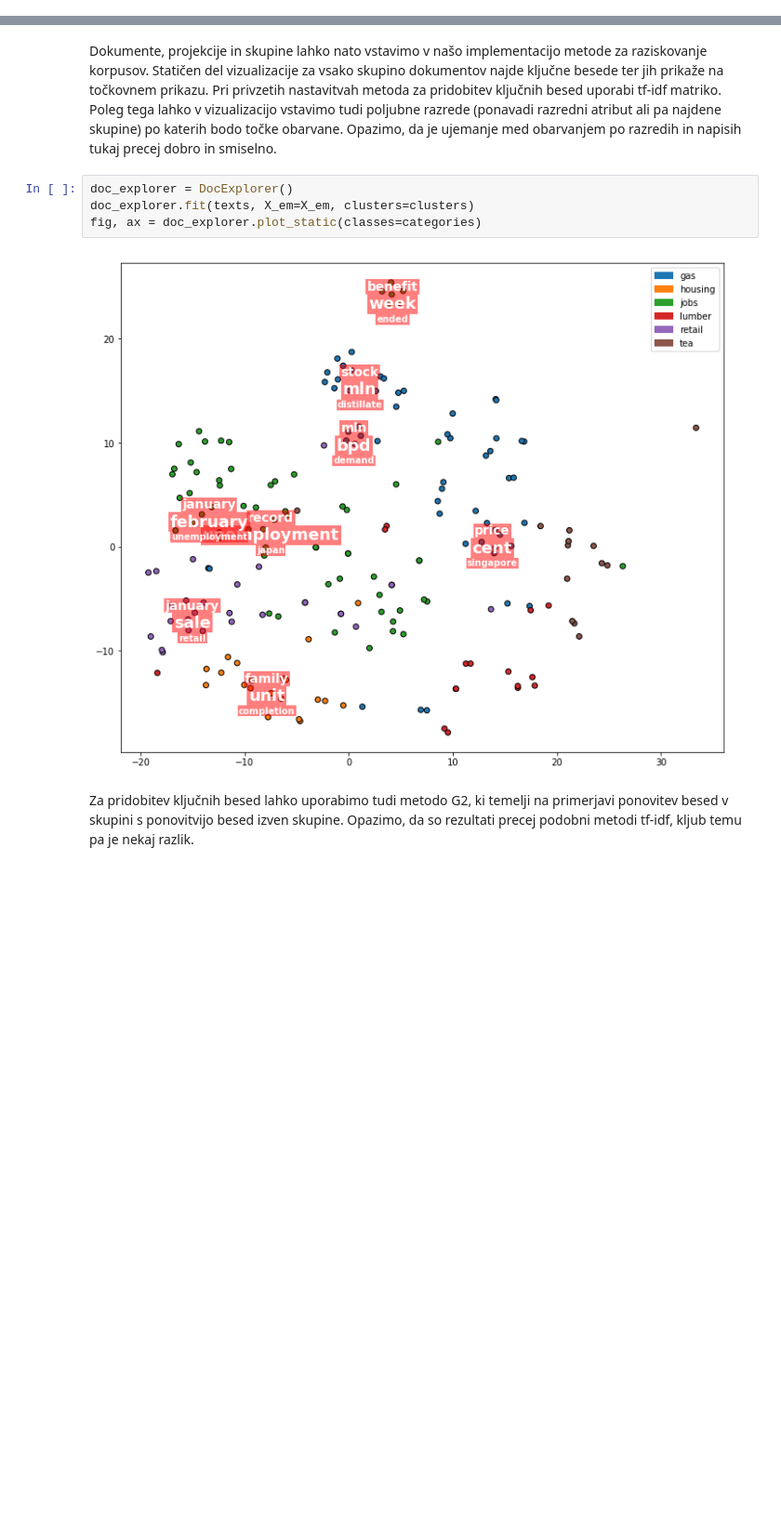
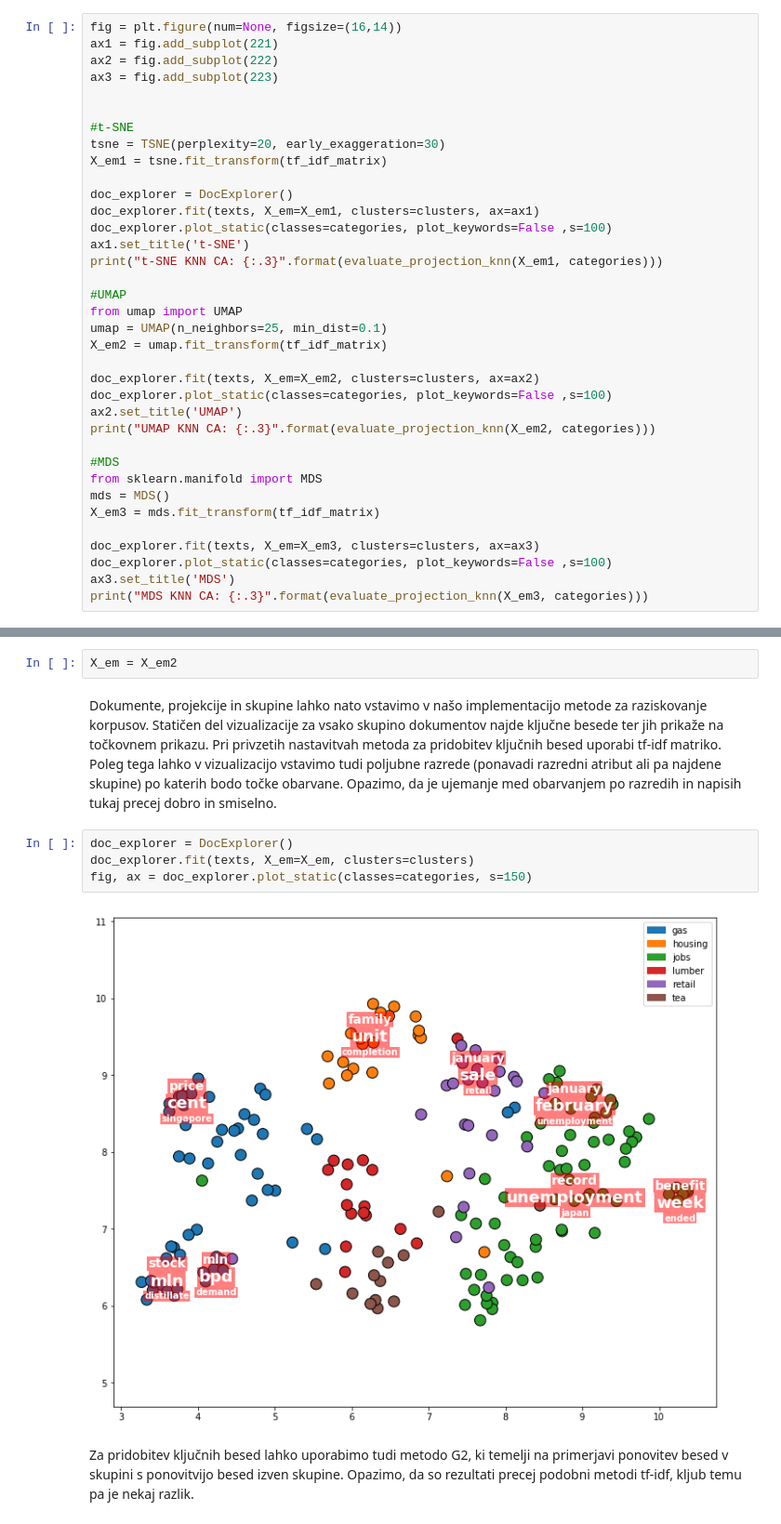
Before and after one commit to simejanko/mag-multidim-proj-visualisation, a Jupyter notebook: showcases/text_exploration.ipynb, the cells around one changed output, grey strips where cells are left out. Shown at 93% size. Drawn from its saved outputs; the diff is of its cells as text; blank space fills up the shorter version.

Commit message:
Add some convinience functionalities to DocExplorer for easier matplotlib control from outside. Update text showcase.

```diff
--- a/showcases/text_exploration.ipynb
+++ b/showcases/text_exploration.ipynb
@@ -38,0 +47,36 @@ clusters = dbscan.fit_predict(tf_idf_matrix)
+# %%
+fig = plt.figure(num=None, figsize=(16,14))
+ax1 = fig.add_subplot(221)
+ax2 = fig.add_subplot(222)
+ax3 = fig.add_subplot(223)
+
+
+#t-SNE
+tsne = TSNE(perplexity=20, early_exaggeration=30)
+X_em1 = tsne.fit_transform(tf_idf_matrix)
+
+doc_explorer = DocExplorer()
+doc_explorer.fit(texts, X_em=X_em1, clusters=clusters, ax=ax1)
+doc_explorer.plot_static(classes=categories, plot_keywords=False ,s=100)
+ax1.set_title('t-SNE')
+print("t-SNE KNN CA: {:.3}".format(evaluate_projection_knn(X_em1, categories)))
+
+#UMAP
+from umap import UMAP
+umap = UMAP(n_neighbors=25, min_dist=0.1)
+X_em2 = umap.fit_transform(tf_idf_matrix)
+
+doc_explorer.fit(texts, X_em=X_em2, clusters=clusters, ax=ax2)
+doc_explorer.plot_static(classes=categories, plot_keywords=False ,s=100)
+ax2.set_title('UMAP')
+print("UMAP KNN CA: {:.3}".format(evaluate_projection_knn(X_em2, categories)))
+
+#MDS
+from sklearn.manifold import MDS
+mds = MDS()
+X_em3 = mds.fit_transform(tf_idf_matrix)
+
+doc_explorer.fit(texts, X_em=X_em3, clusters=clusters, ax=ax3)
+doc_explorer.plot_static(classes=categories, plot_keywords=False ,s=100)
+ax3.set_title('MDS')
+print("MDS KNN CA: {:.3}".format(evaluate_projection_knn(X_em3, categories)))
@@ -39,11 +90,13 @@ clusters = dbscan.fit_predict(tf_idf_matrix)
+# %%
+X_em = X_em2
 # %% [markdown]
 Dokumente, projekcije in skupine lahko nato vstavimo v našo implementacijo metode za raziskovanje korpusov. Statičen del vizualizacije za vsako skupino dokumentov najde ključne besede ter jih prikaže na točkovnem prikazu. Pri privzetih nastavitvah metoda za pridobitev ključnih besed uporabi tf-idf matriko. Poleg tega lahko v vizualizacijo vstavimo tudi poljubne razrede (ponavadi razredni atribut ali pa najdene skupine) po katerih bodo točke obarvane. Opazimo, da je ujemanje med obarvanjem po razredih in napisih tukaj precej dobro in smiselno.
 # %%
 doc_explorer = DocExplorer()
 doc_explorer.fit(texts, X_em=X_em, clusters=clusters)
-fig, ax = doc_explorer.plot_static(classes=categories)
+fig, ax = doc_explorer.plot_static(classes=categories, s=150)
 # %% [output]
-[figure, old version]
+[figure, new version]
 # %% [markdown]
 Za pridobitev ključnih besed lahko uporabimo tudi metodo G2, ki temelji na primerjavi ponovitev besed v skupini s ponovitvijo besed izven skupine. Opazimo, da so rezultati precej podobni metodi tf-idf, kljub temu pa je nekaj razlik.
 # %%
```
Also changed, not shown: parts of 16 cells of this notebook, 1 other file.
